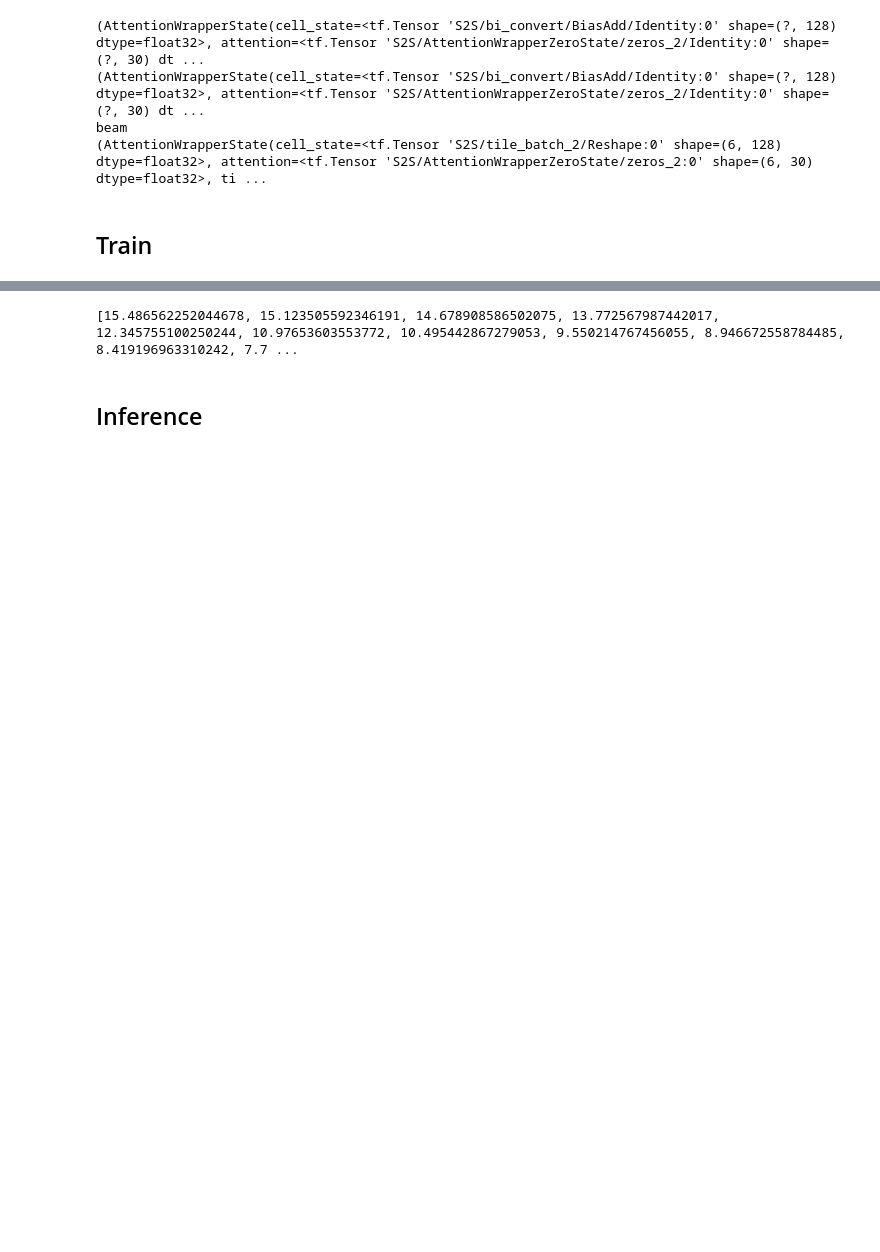
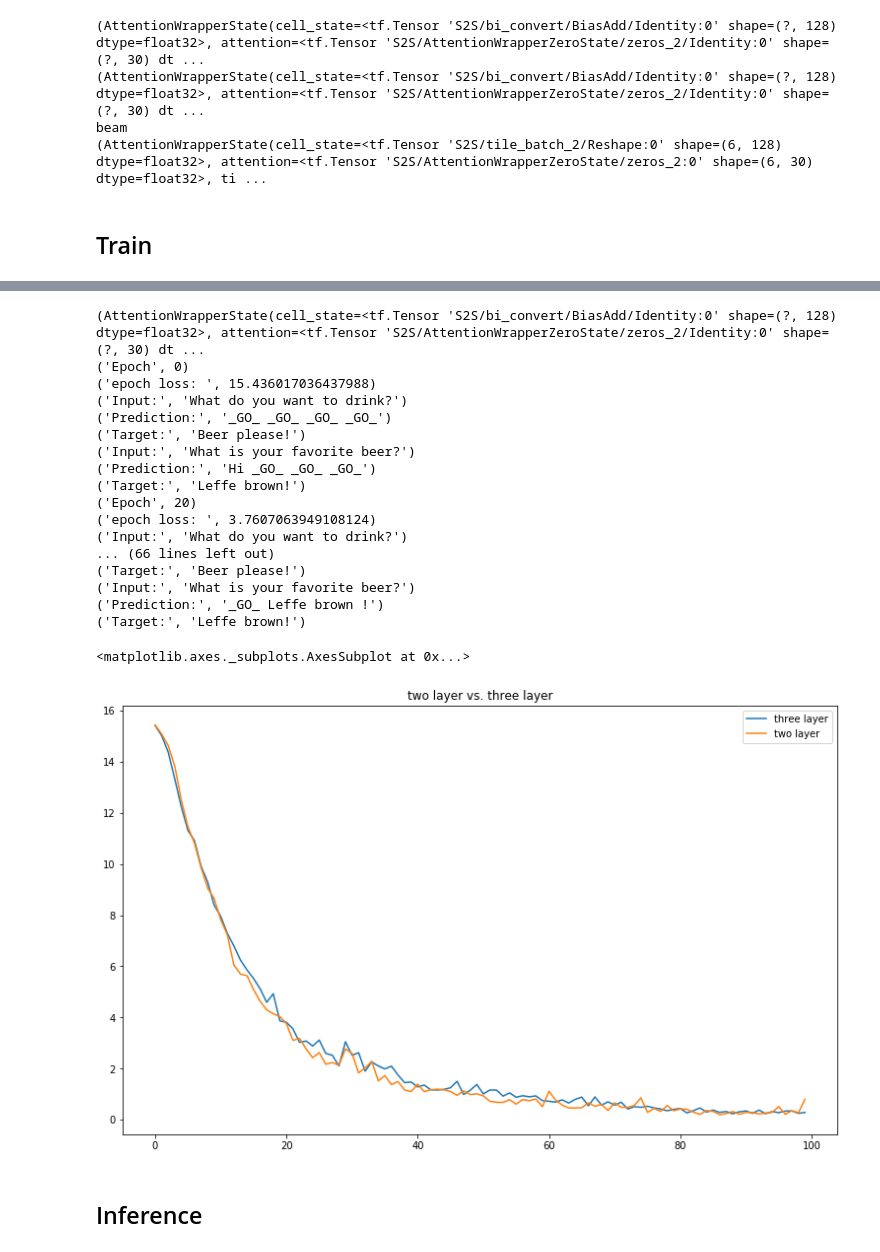
Before and after one commit to bcui6611/my_seq2seq, a Jupyter notebook: notebooks/MyS2S.ipynb, the cells around one changed output, grey strips where cells are left out. Cells and saved outputs as stored; diff of their text form; code cells hidden in the pictures; blank space fills up the shorter version.

Commit message:
Compare 2 layer vs 3 layer

```diff
--- a/notebooks/MyS2S.ipynb
+++ b/notebooks/MyS2S.ipynb
@@ -311,8 +311,8 @@ class BasicS2SModel(object):
         self.decode_initial_state = self.encode_state[-1]
 
     def setup_bidirection_encoder(self):
-        fw_cell = single_rnn_cell('gru',self.dim_size, train_phase=self.train_phase, keep_prob=self.keep_prob_config)
-        bw_cell = single_rnn_cell('gru',self.dim_size, train_phase=self.train_phase, keep_prob=self.keep_prob_config)
+        fw_cell = single_rnn_cell(self.cell_name,self.dim_size, train_phase=self.train_phase, keep_prob=self.keep_prob_config)
+        bw_cell = single_rnn_cell(self.cell_name,self.dim_size, train_phase=self.train_phase, keep_prob=self.keep_prob_config)
 
         with tf.variable_scope("Encoder"):
             outputs,states = tf.nn.bidirectional_dynamic_rnn(
@@ -403,7 +403,7 @@ class BasicS2SModel(object):
 
     def setup_attention_decoder(self):
         #dec_cell = multi_rnn_cell('gru',self.dim_size,num_layers=self.num_layers, train_phase = self.train_phase, keep_prob=self.keep_prob_config)
-        dec_cell = [single_rnn_cell(self.cell_name,self.dim_size,self.train_phase,self.keep_prob_config) for i in range(self.num_layers)]
+        dec_cell = [single_rnn_cell(self.cell_name, self.dim_size,self.train_phase,self.keep_prob_config) for i in range(self.num_layers)]
         if self.beam_search:
             memory = tf.contrib.seq2seq.tile_batch(self.encode_output,multiplier = self.beam_size)
             memory_sequence_length = tf.contrib.seq2seq.tile_batch(self.source_length,multiplier = self.beam_size)
@@ -576,7 +539,43 @@ start to run
-# %%
-print (loss_history)
-# %% [output]
-[15.486562252044678, 15.123505592346191, 14.678908586502075, 13.772567987442017, 12.345755100250244, 10.97653603553772, 10.495442867279053, 9.550214767456055, 8.946672558784485, 8.419196963310242, 7.7 ...
+# %%
+%matplotlib inline
+
+import time
+import pandas as pd
+loss_tracks = dict()
+
+tf.reset_default_graph()
+with tf.Session() as sessesion:
+    model = BasicS2SModel(vocab=vocab,num_layers=2)
+    sessesion.run(tf.global_variables_initializer())
+    loss_tracks['two layer'] = do_train(sessesion, model, input_batches, target_batches)
+
+tf.reset_default_graph()
+with tf.Session() as sessesion:
+    model = BasicS2SModel(vocab=vocab,num_layers=3)
+    sessesion.run(tf.global_variables_initializer())
+    loss_tracks['three layer'] = do_train(sessesion, model, input_batches, target_batches)
+
+pd.DataFrame(loss_tracks).plot(figsize=(13, 8), title='two layer vs. three layer')
+# %% [output]
+(AttentionWrapperState(cell_state=<tf.Tensor 'S2S/bi_convert/BiasAdd/Identity:0' shape=(?, 128) dtype=float32>, attention=<tf.Tensor 'S2S/AttentionWrapperZeroState/zeros_2/Identity:0' shape=(?, 30) dt ...
+('Epoch', 0)
+('epoch loss: ', 15.436017036437988)
+('Input:', 'What do you want to drink?')
+('Prediction:', '_GO_ _GO_ _GO_ _GO_')
+('Target:', 'Beer please!')
+('Input:', 'What is your favorite beer?')
+('Prediction:', 'Hi _GO_ _GO_ _GO_')
+('Target:', 'Leffe brown!')
+('Epoch', 20)
+('epoch loss: ', 3.7607063949108124)
+('Input:', 'What do you want to drink?')
+... (66 lines left out)
+('Target:', 'Beer please!')
+('Input:', 'What is your favorite beer?')
+('Prediction:', '_GO_ Leffe brown !')
+('Target:', 'Leffe brown!')
+<matplotlib.axes._subplots.AxesSubplot at 0x...>
+[figure, added]
 # %% [markdown]
 ## Inference
 # %% [markdown]
```
Also changed, not shown: parts of 3 cells of this notebook.
